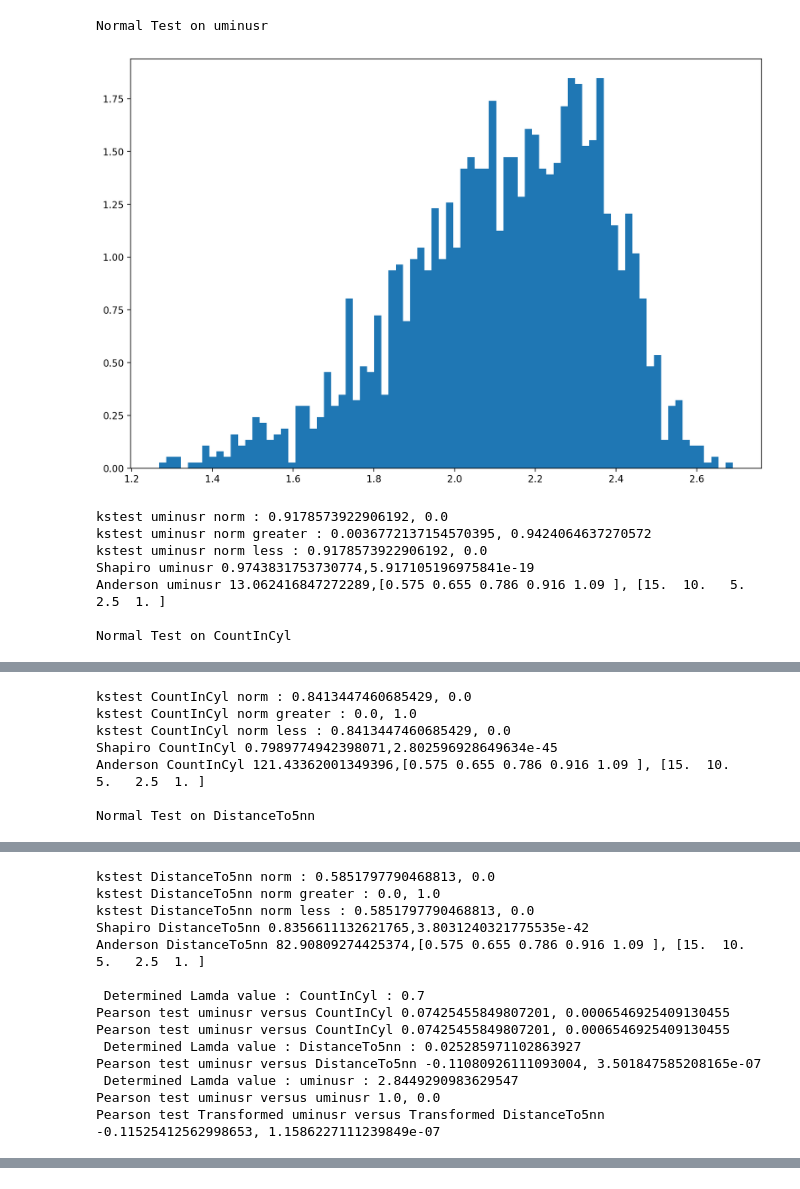
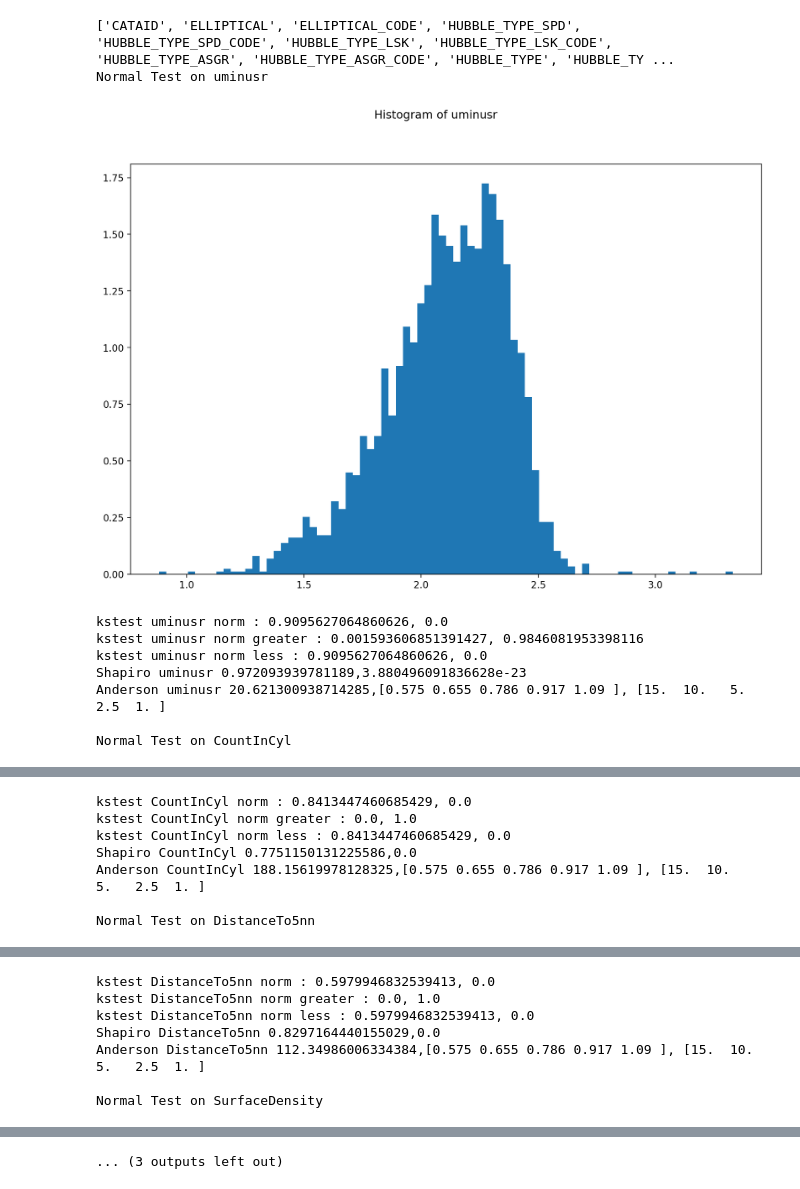
Before and after one commit to KeithSloan/MSc_Project, a Jupyter notebook: Jupyter/AstropyTable/Pearson.ipynb, the cells around one changed output, grey strips where cells are left out. Cells and saved outputs as stored; diff of their text form; code cells hidden in the pictures.

```diff
--- a/Jupyter/AstropyTable/Pearson.ipynb
+++ b/Jupyter/AstropyTable/Pearson.ipynb
@@ -10,16 +10,21 @@ RawMassEClassEmeasure = Table.read('../../GAMA_Data/EMassEClassEmeasure.fits')
 # CLEAN DATA
 #REMassEClassEmeasure = RawMassEClassEmeasure[RawMassEClassEmeasure['CountInCyl']> -500]
 RErange = RawMassEClassEmeasure[RawMassEClassEmeasure['CountInCyl']> -500]
-RErange = RErange[RErange['SurfaceDensity']< 50]
-RErange = RErange[RErange['uminusr']> 1.2]
-RErange = RErange[RErange['uminusr']< 2.7]
-RErange = RErange[RErange['CountInCyl'] > 0]
+print(RErange.colnames)
+RErange = RErange[RErange['SurfaceDensity'] < 50]
+RErange = RErange[RErange['AGEDenParFlag'] < 3]
+RErange = RErange[RErange['uminusr']> 0.001]
+#RErange = RErange[RErange['uminusr']< 2.7]
+#RErange = RErange[RErange['CountInCyl'] > 0]
+RErange['CountInCyl'] = RErange['CountInCyl'] + 1
 
 def testNorm(xfield, binCount) :
 
    print('Normal Test on '+xfield)
    fig = plt.figure(figsize=(12, 8), dpi=200)
+   fig.suptitle('Histogram of '+xfield)
    ax1 = fig.add_subplot(1, 1, 1)
+
    ax1.hist(RErange[xfield].data, bins=binCount, density=True)
    plt.show()
    r, p = stats.kstest(RErange[xfield], 'norm')
@@ -36,17 +41,18 @@ def testNorm(xfield, binCount) :
 
    s, cl, sl  = stats.anderson(RErange[xfield],'norm')
    print('Anderson '+xfield+' '+str(s)+','+str(cl)+', '+str(sl))
-
    print()
 
 
 def transformNone(xfield, binCount) :
    fig = plt.figure(figsize=(12, 8), dpi=200)
    ax1 = fig.add_subplot(1, 2, 1)
+   ax1.title.set_text('Histogram - '+xfield)
    ax1.hist(RErange[xfield].data, bins=binCount, density=True)
    #ret = stats.boxcox(RErange[xfield],lamda,alpha)
    transdata, lamda = stats.boxcox(RErange[xfield])
    ax2 = fig.add_subplot(1, 2, 2)
+   ax2.title.set_text('Transformed - '+xfield)
    ax2.hist(transdata, bins=binCount, density=True)
    print(' Determined Lamda value : '+xfield+' : '+str(lamda))
    r, p = stats.pearsonr(RErange['uminusr'], RErange[xfield])
@@ -56,46 +62,53 @@ def transformNone(xfield, binCount) :
 def transformLamda(xfield, binCount, lamda) :
    fig = plt.figure(figsize=(12, 8), dpi=200)
    ax1 = fig.add_subplot(1, 2, 1)
+   ax1.title.set_text('Histogram - '+xfield)
    ax1.hist(RErange[xfield].data, bins=binCount, density=True)
    #ret = stats.boxcox(RErange[xfield],lamda,alpha)
    transdata = stats.boxcox(RErange[xfield],lamda)
    ax2 = fig.add_subplot(1, 2, 2)
+   ax2.title.set_text('Transformed - '+xfield+' Lamda='+str(lamda))
    ax2.hist(transdata, bins=binCount, density=True)
    print(' Determined Lamda value : '+xfield+' : '+str(lamda))
    r, p = stats.pearsonr(RErange['uminusr'], RErange[xfield])
    print('Pearson test uminusr versus '+xfield+' '+str(r)+', '+str(p))
 
 def transformLog(xfield, binCount) :
    fig = plt.figure(figsize=(12, 8), dpi=200)
    ax1 = fig.add_subplot(1, 2, 1)
+   ax1.title.set_text('Histogram - '+xfield)
    ax1.hist(RErange[xfield].data, bins=binCount, density=True)
    #ret = stats.boxcox(RErange[xfield],lamda,alpha)
    transdata = np.log(RErange[xfield])
    ax2 = fig.add_subplot(1, 2, 2)
+   ax2.title.set_text('Log transformation - '+xfield)
    ax2.hist(transdata, bins=binCount, density=True)
    r, p = stats.pearsonr(RErange['uminusr'], RErange[xfield])
    print('Pearson test uminusr versus '+xfield+' '+str(r)+', '+str(p))
 
 testNorm('uminusr',80)
 testNorm('CountInCyl',35)
 testNorm('DistanceTo5nn',80)
+testNorm('SurfaceDensity',100)
+testNorm('AGEDenPar',100)
 
 transformLamda('CountInCyl', 35, 0.7)
-transformLog('CountInCyl',10)
+transformLog('CountInCyl', 10)
 T_DistanceTo5nn = transformNone('DistanceTo5nn',80)
 T_uminusr = transformNone('uminusr',80)
 
 r, p = stats.pearsonr(T_uminusr,T_DistanceTo5nn)
 print('Pearson test Transformed uminusr versus Transformed DistanceTo5nn '+str(r)+', '+str(p))
 
 plt.show()
 # %% [output]
+['CATAID', 'ELLIPTICAL', 'ELLIPTICAL_CODE', 'HUBBLE_TYPE_SPD', 'HUBBLE_TYPE_SPD_CODE', 'HUBBLE_TYPE_LSK', 'HUBBLE_TYPE_LSK_CODE', 'HUBBLE_TYPE_ASGR', 'HUBBLE_TYPE_ASGR_CODE', 'HUBBLE_TYPE', 'HUBBLE_TY ...
 Normal Test on uminusr
-[figure, old version]
+[figure, new version]
-kstest uminusr norm : 0.9178573922906192, 0.0
-kstest uminusr norm greater : 0.0036772137154570395, 0.9424064637270572
-kstest uminusr norm less : 0.9178573922906192, 0.0
-Shapiro uminusr 0.9743831753730774,5.917105196975841e-19
-Anderson uminusr 13.062416847272289,[0.575 0.655 0.786 0.916 1.09 ], [15.  10.   5.   2.5  1. ]
+kstest uminusr norm : 0.9095627064860626, 0.0
+kstest uminusr norm greater : 0.001593606851391427, 0.9846081953398116
+kstest uminusr norm less : 0.9095627064860626, 0.0
+Shapiro uminusr 0.972093939781189,3.880496091836628e-23
+Anderson uminusr 20.621300938714285,[0.575 0.655 0.786 0.917 1.09 ], [15.  10.   5.   2.5  1. ]
 
 Normal Test on CountInCyl
@@ -103,7 +116,7 @@ Normal Test on CountInCyl
 kstest CountInCyl norm : 0.8413447460685429, 0.0
 kstest CountInCyl norm greater : 0.0, 1.0
 kstest CountInCyl norm less : 0.8413447460685429, 0.0
-Shapiro CountInCyl 0.7989774942398071,2.802596928649634e-45
-Anderson CountInCyl 121.43362001349396,[0.575 0.655 0.786 0.916 1.09 ], [15.  10.   5.   2.5  1. ]
+Shapiro CountInCyl 0.7751150131225586,0.0
+Anderson CountInCyl 188.15619978128325,[0.575 0.655 0.786 0.917 1.09 ], [15.  10.   5.   2.5  1. ]
 
 Normal Test on DistanceTo5nn
@@ -111,14 +124,7 @@ Normal Test on DistanceTo5nn
-kstest DistanceTo5nn norm : 0.5851797790468813, 0.0
+kstest DistanceTo5nn norm : 0.5979946832539413, 0.0
 kstest DistanceTo5nn norm greater : 0.0, 1.0
-kstest DistanceTo5nn norm less : 0.5851797790468813, 0.0
-Shapiro DistanceTo5nn 0.8356611132621765,3.8031240321775535e-42
-Anderson DistanceTo5nn 82.90809274425374,[0.575 0.655 0.786 0.916 1.09 ], [15.  10.   5.   2.5  1. ]
+kstest DistanceTo5nn norm less : 0.5979946832539413, 0.0
+Shapiro DistanceTo5nn 0.8297164440155029,0.0
+Anderson DistanceTo5nn 112.34986006334384,[0.575 0.655 0.786 0.917 1.09 ], [15.  10.   5.   2.5  1. ]
 
- Determined Lamda value : CountInCyl : 0.7
-Pearson test uminusr versus CountInCyl 0.07425455849807201, 0.0006546925409130455
-Pearson test uminusr versus CountInCyl 0.07425455849807201, 0.0006546925409130455
- Determined Lamda value : DistanceTo5nn : 0.025285971102863927
-Pearson test uminusr versus DistanceTo5nn -0.11080926111093004, 3.501847585208165e-07
- Determined Lamda value : uminusr : 2.8449290983629547
-Pearson test uminusr versus uminusr 1.0, 0.0
-Pearson test Transformed uminusr versus Transformed DistanceTo5nn -0.11525412562998653, 1.1586227111239849e-07
+Normal Test on SurfaceDensity
@@ -128,0 +155 @@ Pearson test Transformed uminusr versus Transformed DistanceTo5nn -0.11525412562
+... (3 outputs left out)
```
Also changed, not shown: parts of 1 cell of this notebook, 4 other files.
